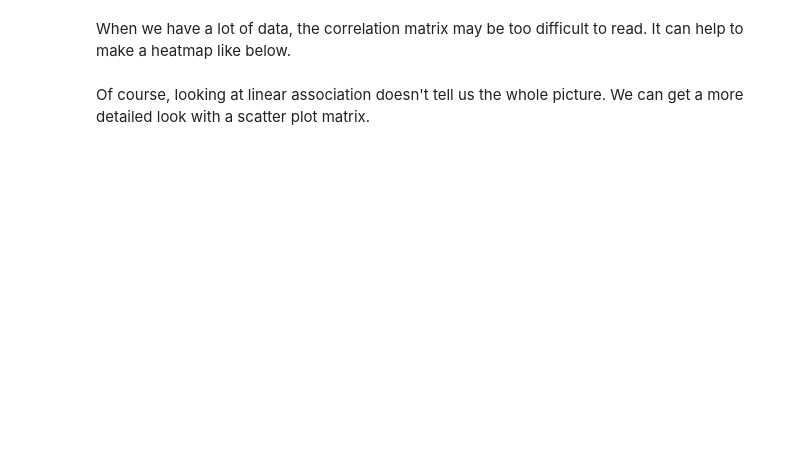
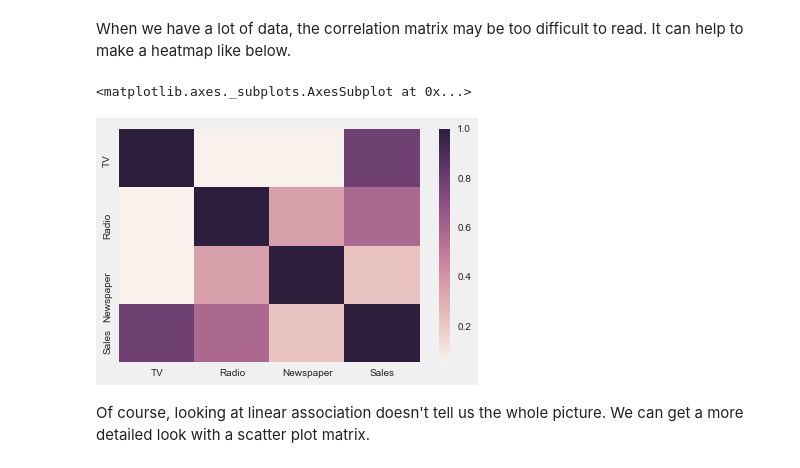
Before and after one commit to ekim1394/kaggleRainforest, a Jupyter notebook: lessons/Lesson07_Statistics_2/statistics_fundamentals_p2_starter.ipynb, the cells around one changed output. Cells and saved outputs as stored; diff of their text form; code cells hidden in the pictures; blank space fills up the shorter version.

```diff
--- a/lessons/Lesson07_Statistics_2/statistics_fundamentals_p2_starter.ipynb
+++ b/lessons/Lesson07_Statistics_2/statistics_fundamentals_p2_starter.ipynb
@@ -163,6 +192,10 @@ Those of you who have been exposed to linear regression may recognize this term.
 When we have a lot of data, the correlation matrix may be too difficult to read. It can help to make a heatmap like below.
 # %%
 # Create a seaborn heatmap of the correlation matrix
+sns.heatmap(data.corr())
+# %% [output]
+<matplotlib.axes._subplots.AxesSubplot at 0x...>
+[figure, added]
 # %% [markdown]
 Of course, looking at linear association doesn't tell us the whole picture. We can get a more detailed look with a scatter plot matrix.
 # %%
```
Also changed, not shown: parts of 10 cells of this notebook, 1 other file.
